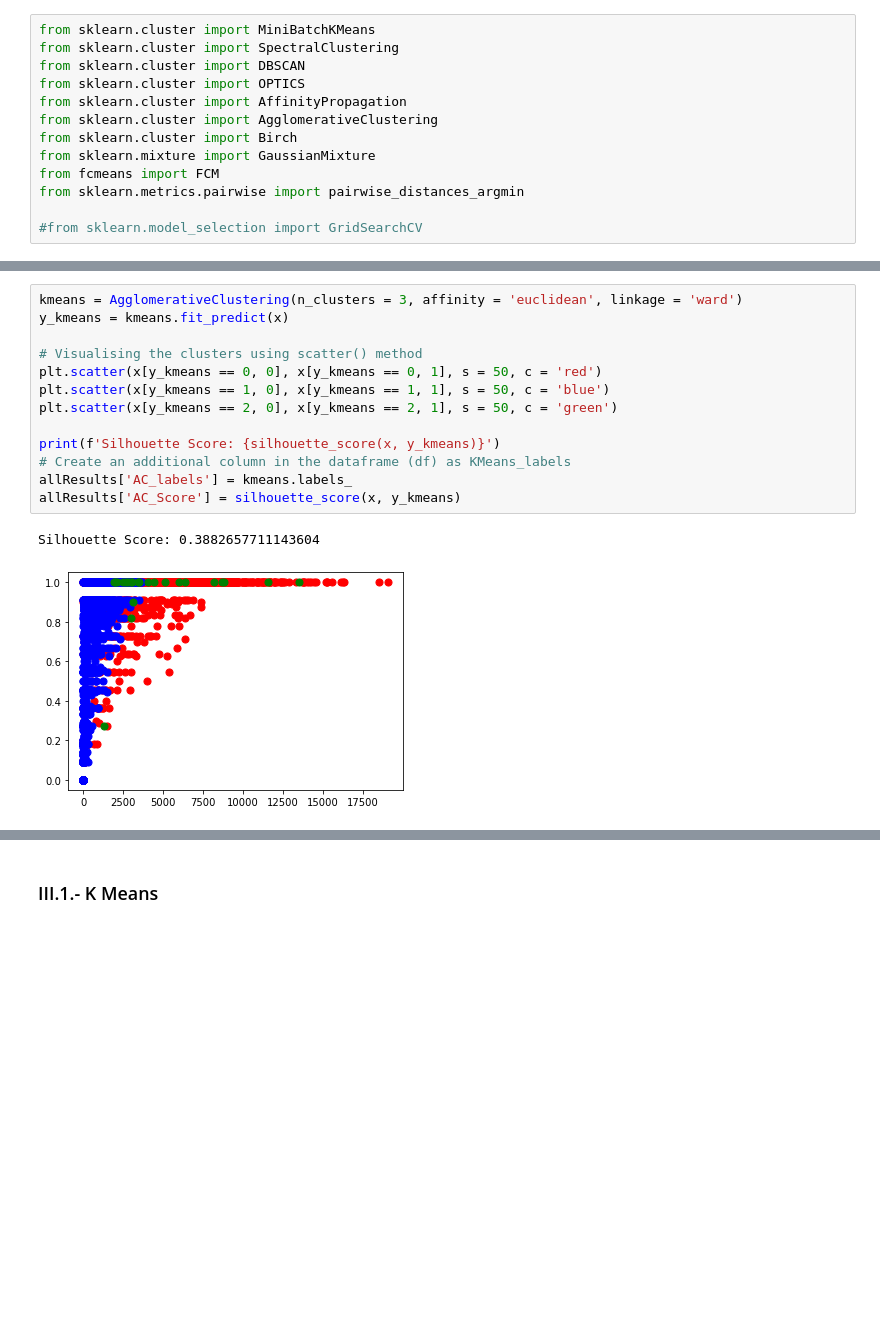
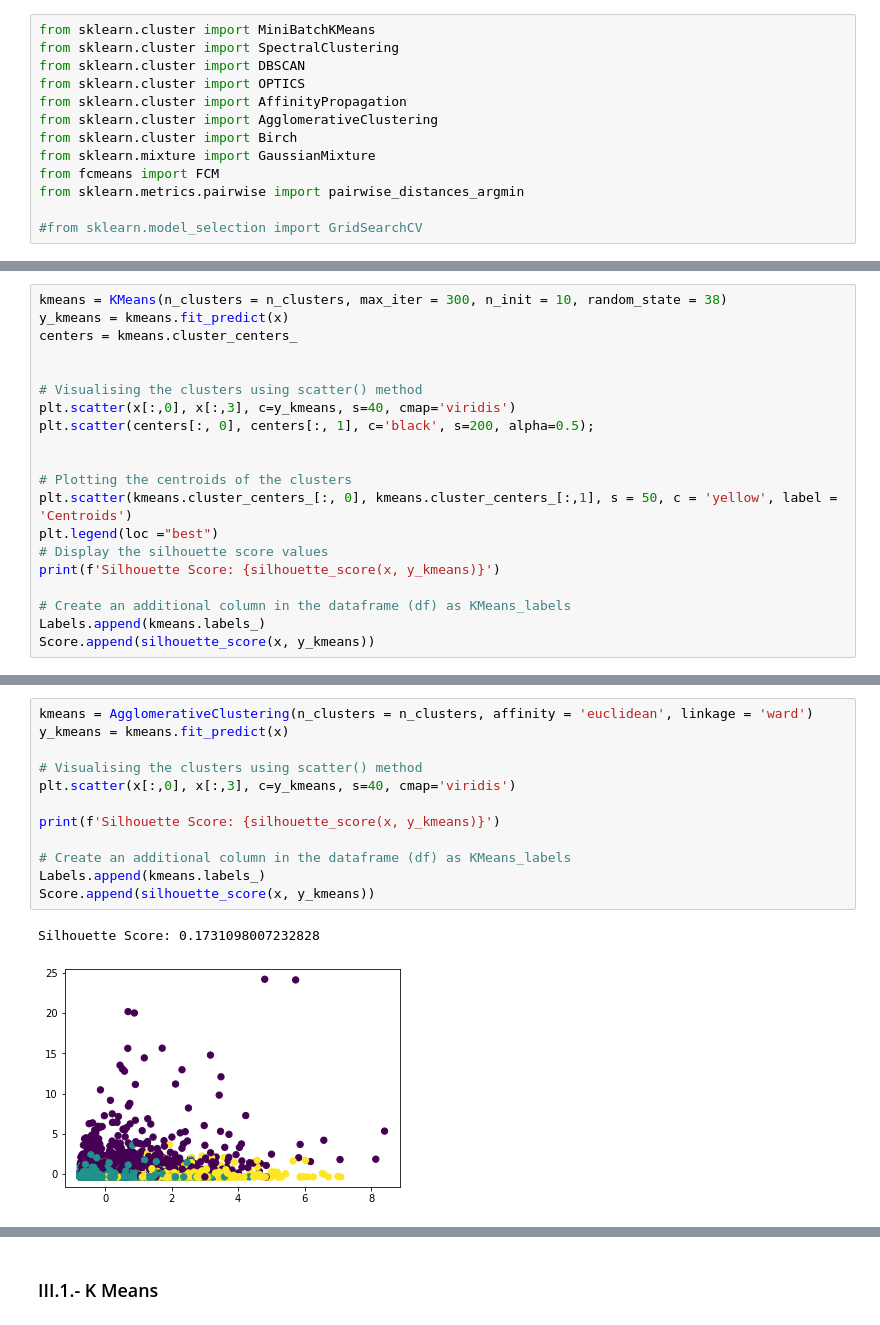
Before and after one commit to Insectonwindscreen/MLxB_CA1, a Jupyter notebook: Marketing_analysis_clusters_1.ipynb, the cells around one changed output, grey strips where cells are left out. Cells and saved outputs as stored; diff of their text form; blank space fills up the shorter version.

```diff
--- a/Marketing_analysis_clusters_1.ipynb
+++ b/Marketing_analysis_clusters_1.ipynb
@@ -447,0 +436,20 @@ Silhouette Score: 0.4676551448676235
+# %%
+kmeans = KMeans(n_clusters = n_clusters, max_iter = 300, n_init = 10, random_state = 38)
+y_kmeans = kmeans.fit_predict(x)
+centers = kmeans.cluster_centers_
+
+
+# Visualising the clusters using scatter() method
+plt.scatter(x[:,0], x[:,3], c=y_kmeans, s=40, cmap='viridis')
+plt.scatter(centers[:, 0], centers[:, 1], c='black', s=200, alpha=0.5);
+
+
+# Plotting the centroids of the clusters
+plt.scatter(kmeans.cluster_centers_[:, 0], kmeans.cluster_centers_[:,1], s = 50, c = 'yellow', label = 'Centroids')
+plt.legend(loc ="best")
+# Display the silhouette score values
+print(f'Silhouette Score: {silhouette_score(x, y_kmeans)}')
+
+# Create an additional column in the dataframe (df) as KMeans_labels
+Labels.append(kmeans.labels_)
+Score.append(silhouette_score(x, y_kmeans))
@@ -448,17 +459,16 @@ Silhouette Score: 0.4676551448676235
 # %%
-kmeans = AgglomerativeClustering(n_clusters = 3, affinity = 'euclidean', linkage = 'ward')
+kmeans = AgglomerativeClustering(n_clusters = n_clusters, affinity = 'euclidean', linkage = 'ward')
 y_kmeans = kmeans.fit_predict(x)
 
 # Visualising the clusters using scatter() method
-plt.scatter(x[y_kmeans == 0, 0], x[y_kmeans == 0, 1], s = 50, c = 'red')
-plt.scatter(x[y_kmeans == 1, 0], x[y_kmeans == 1, 1], s = 50, c = 'blue')
-plt.scatter(x[y_kmeans == 2, 0], x[y_kmeans == 2, 1], s = 50, c = 'green')
+plt.scatter(x[:,0], x[:,3], c=y_kmeans, s=40, cmap='viridis')
 
 print(f'Silhouette Score: {silhouette_score(x, y_kmeans)}')
+
 # Create an additional column in the dataframe (df) as KMeans_labels
-allResults['AC_labels'] = kmeans.labels_
-allResults['AC_Score'] = silhouette_score(x, y_kmeans)
+Labels.append(kmeans.labels_)
+Score.append(silhouette_score(x, y_kmeans))
 # %% [output]
-Silhouette Score: 0.3882657711143604
+Silhouette Score: 0.1731098007232828
-[figure, old version]
+[figure, new version]
 # %%
```
Also changed, not shown: parts of 38 cells of this notebook.
